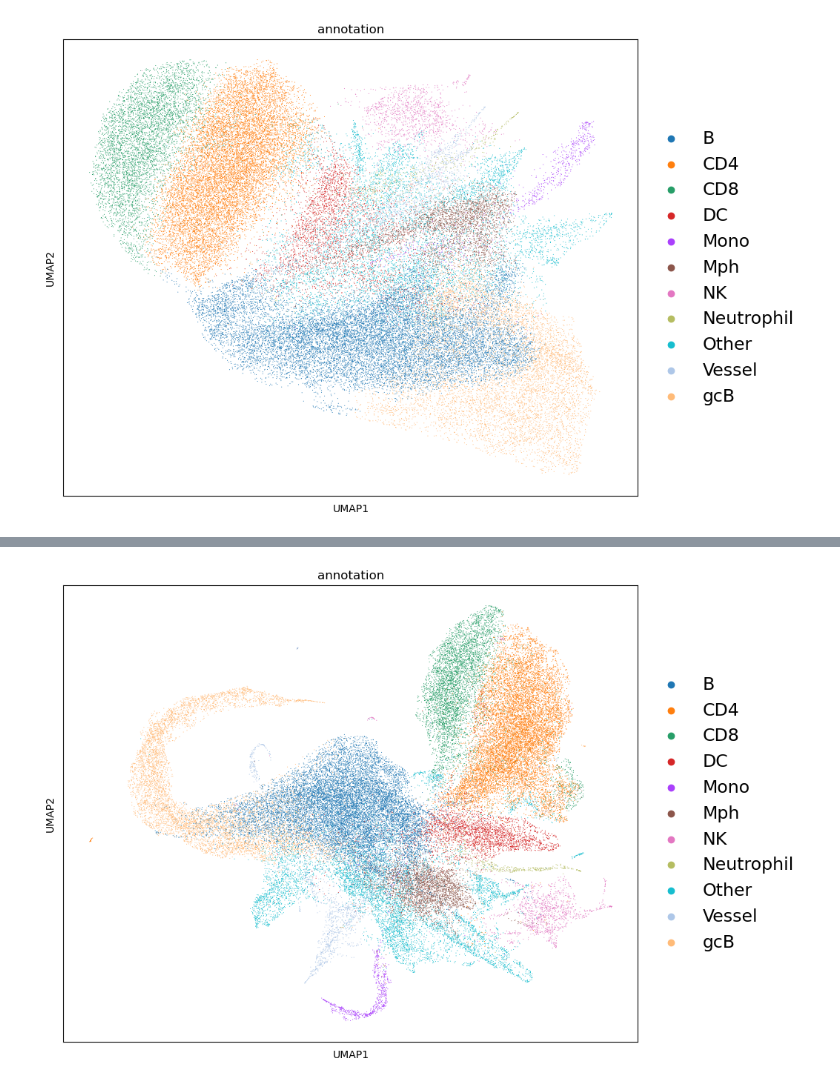
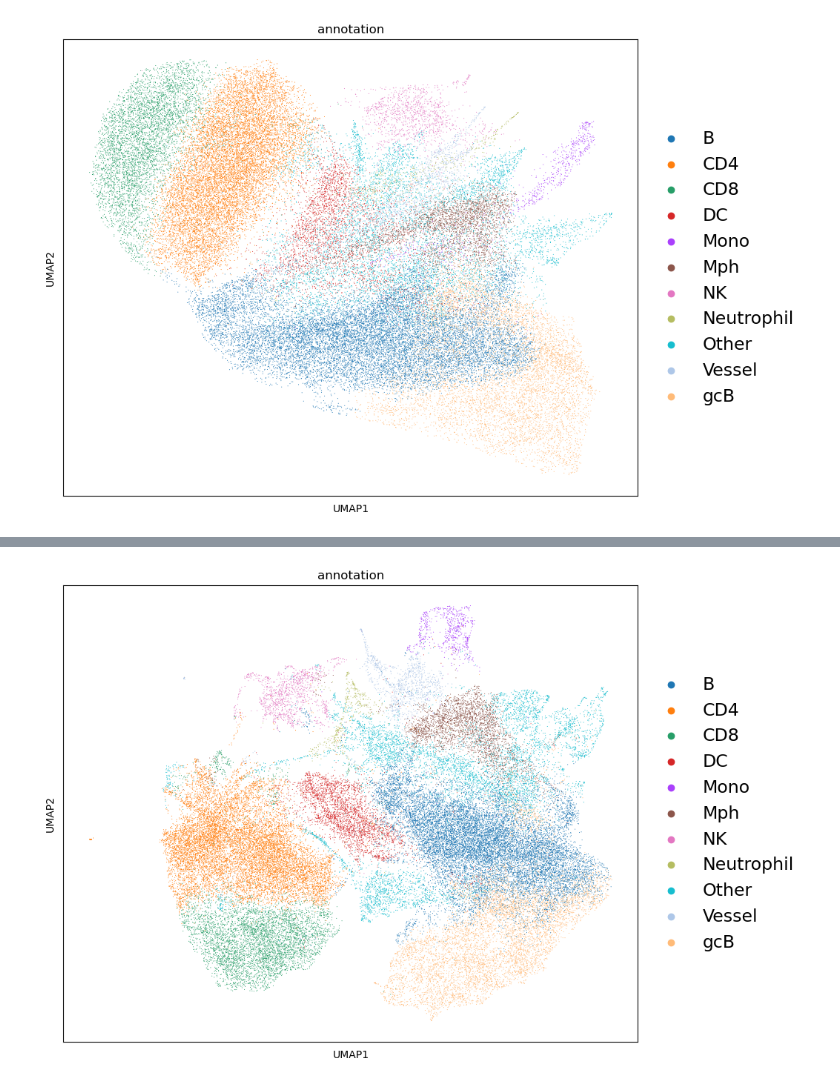
Before and after one commit to sggao/cellsnap, a Jupyter notebook: tutorials/CellSNAP_codex_murine.ipynb, the cells around one changed output, grey strips where cells are left out. Cells and saved outputs as stored; diff of their text form; code cells hidden in the pictures.

Commit message:
Add SNAP GNN DUO

```diff
--- a/tutorials/CellSNAP_codex_murine.ipynb
+++ b/tutorials/CellSNAP_codex_murine.ipynb
@@ -215,11 +223,12 @@ murine_cellsnap = CellSNAP(murine_dataset,
 # %%
-murine_cellsnap.fit_snap_gnn(learning_rate=1e-3,
-                             n_epochs=5000,
-                             loss_fn='MSELoss',
-                             OptimizerAlg='Adam',
-                             optimizer_kwargs=None,
-                             SchedulerAlg=None,
-                             scheduler_kwargs=None,
-                             print_every=500,
-                             verbose=True)
+murine_cellsnap.get_snap_embedding(round=5,
+                                   k=32,
+                                   learning_rate=1e-3,
+                                   n_epochs=5000,
+                                   loss_fn='MSELoss',
+                                   OptimizerAlg='Adam',
+                                   optimizer_kwargs={},
+                                   SchedulerAlg=None,
+                                   scheduler_kwargs={},
+                                   verbose=True)
 # %% [output]
@@ -238,4 +252,4 @@ murine_cellsnap.fit_snap_gnn(learning_rate=1e-3,
 # %%
-murine_cellsnap.visualize_umap(murine_cellsnap.embedding, murine_dataset.df['cluster.termV2'])
+murine_cellsnap.visualize_umap(murine_cellsnap.snap_embedding, murine_dataset.df['cluster.termV2'])
 # %% [output]
-[figure, old version]
+[figure, new version]
```
Also changed, not shown: parts of 14 cells of this notebook, 6 other files.
